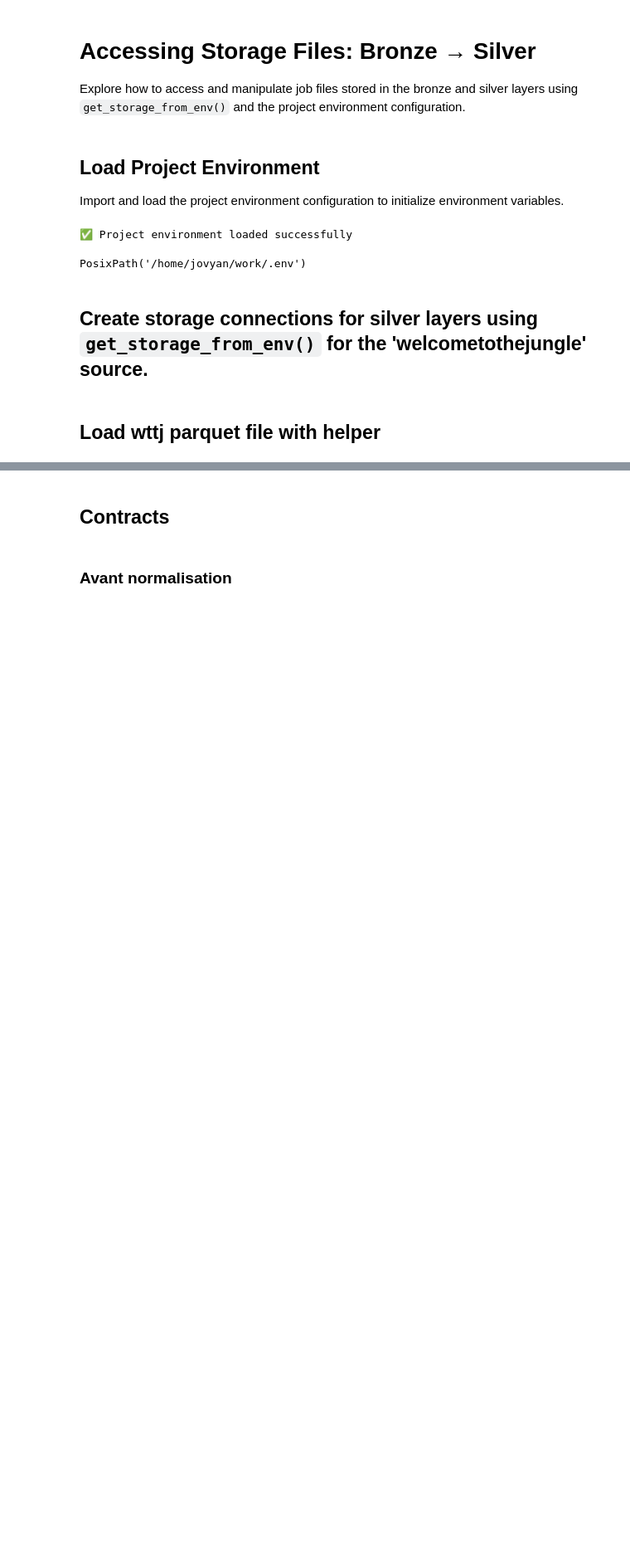
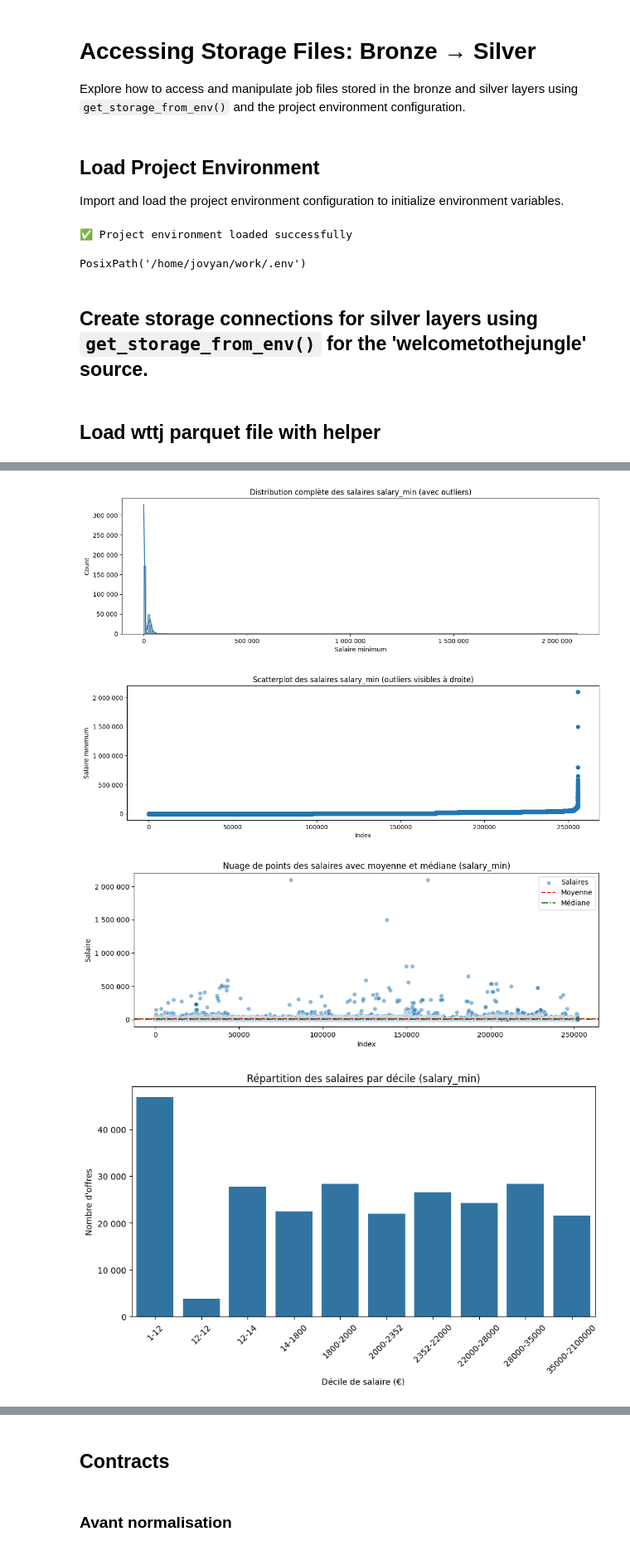
Before and after one commit to DataScientest-Studio/jan26_bde_jobmarket, a Jupyter notebook: notebooks/00_exploration/Merge/analyze_merged.ipynb, the cells around one changed output, grey strips where cells are left out. Shown at 83% size. Cells and saved outputs as stored; diff of their text form; code cells hidden in the pictures; blank space fills up the shorter version.

```diff
--- a/notebooks/00_exploration/Merge/analyze_merged.ipynb
+++ b/notebooks/00_exploration/Merge/analyze_merged.ipynb
@@ -64,0 +435,7 @@ memory usage: 1.3+ GB
+# %%
+plot_salary(df, "salary_min")
+# %% [output]
+[figure, added]
+[figure, added]
+[figure, added]
+[figure, added]
```
Also changed, not shown: parts of 26 cells of this notebook.
